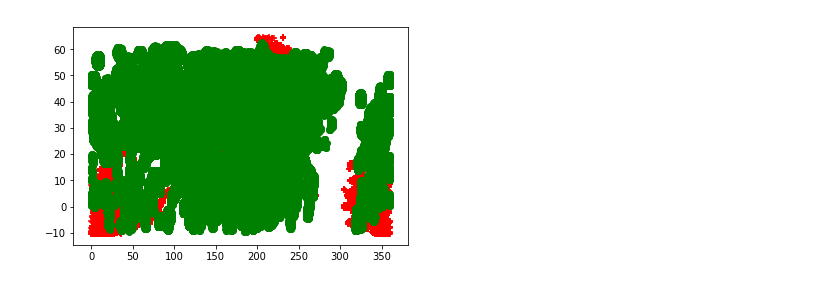
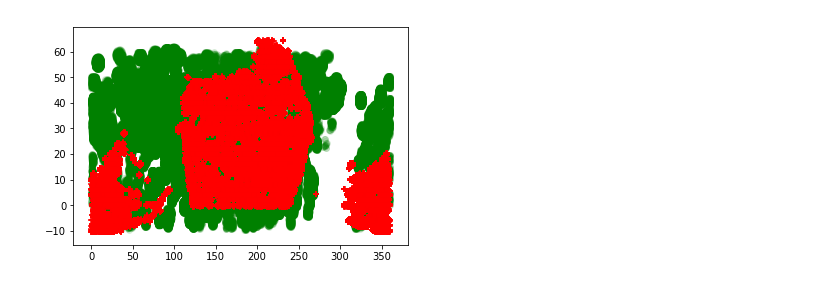
Before and after one commit to shebenst/DDO51-Metallicities, a Jupyter notebook: MW Halo Metallicity.ipynb, the cells around one changed output. Saved outputs shown, nothing was run; the diff lists cells and outputs as text; code cells hidden in the pictures.

```diff
--- a/MW Halo Metallicity.ipynb
+++ b/MW Halo Metallicity.ipynb
@@ -71,8 +43,8 @@ good=(d2d.arcsec < 0.5)
 # %%
 #Plotting
 import matplotlib.pyplot as plt
+plt.scatter(spec['ra'],spec['dec'],marker='o',c='green')
 plt.scatter(phot['ra'],phot['dec'],marker='+',c='red')
-plt.scatter(spec['RA'],spec['Dec'],marker='o',c='green')
 plt.show()
 # %% [output]
-[figure, old version]
+[figure, new version]
```
Also changed, not shown: parts of 5 cells of this notebook.
